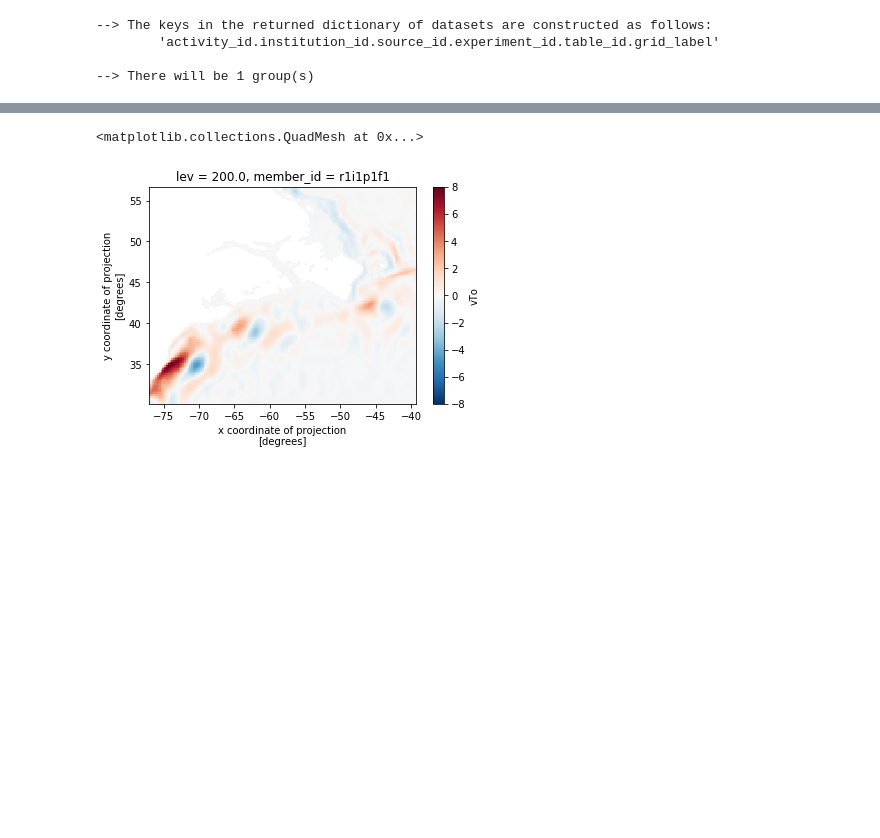
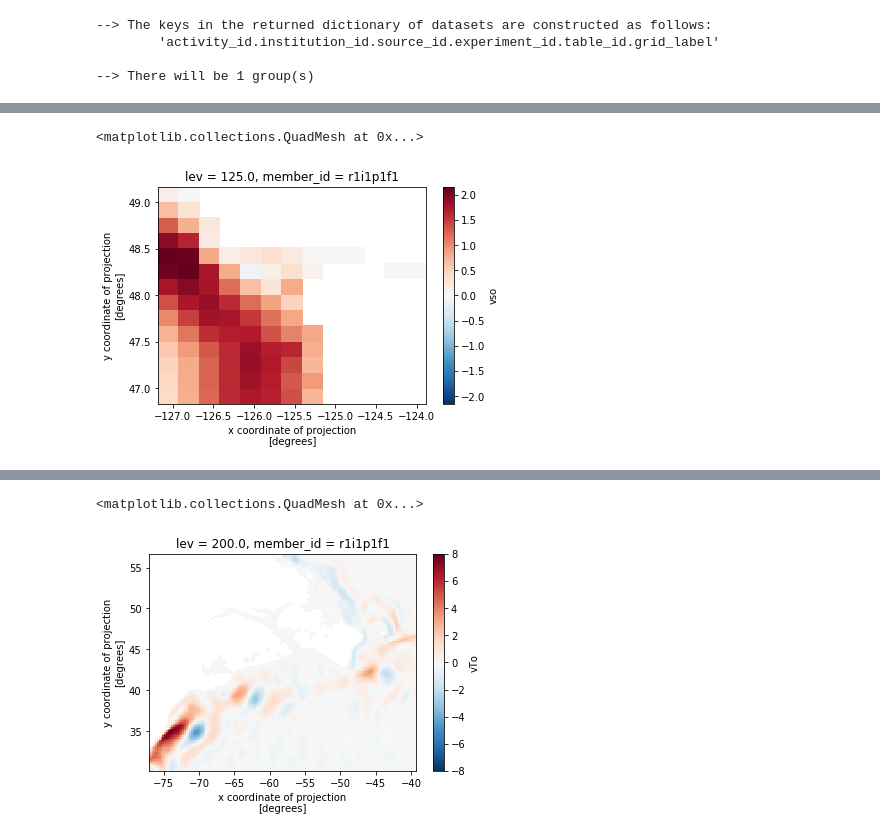
Before and after one commit to mclaret/cmip6hack-GS, a Jupyter notebook: notebooks/GFDLCM4_datalaod.ipynb, the cells around one changed output, grey strips where cells are left out. Cells and saved outputs as stored; diff of their text form; code cells hidden in the pictures; blank space fills up the shorter version.

```diff
--- a/notebooks/GFDLCM4_datalaod.ipynb
+++ b/notebooks/GFDLCM4_datalaod.ipynb
@@ -163,0 +184,5 @@ anam100_data_sub = anam_data_sub.mean(dim='time')
+# %%
+mean_data_sub.vso.plot() ## MEAN surf
+# %% [output]
+<matplotlib.collections.QuadMesh at 0x...>
+[figure, added]
```
Also changed, not shown: parts of 15 cells of this notebook, 1 other file.
